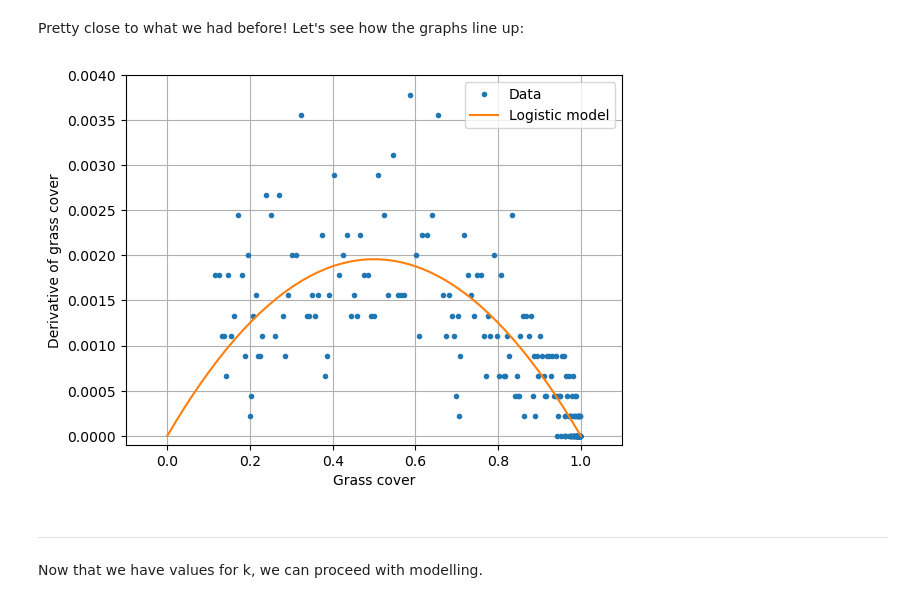
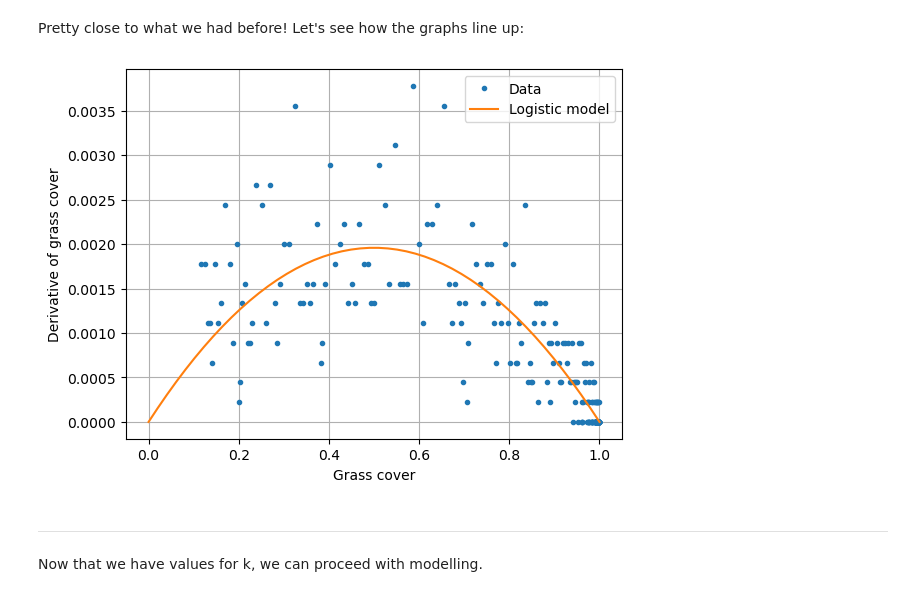
Before and after one commit to ELFREELAND/minecraft_sheep, a Jupyter notebook: grass_growth/grass_growth.ipynb, the cells around one changed output. Saved outputs shown, nothing was run; the diff lists cells and outputs as text; code cells hidden in the pictures.

```diff
--- a/grass_growth/grass_growth.ipynb
+++ b/grass_growth/grass_growth.ipynb
@@ -154,21 +154,21 @@ Pretty close to what we had before! Let's see how the graphs line up:
 # %%
 grass_deriv_fit = parabola(np.linspace(0,1), solution2[0][0])
 
 f, ax = plt.subplots()
 
 ax.plot(grass_cover_midpoint, grass_deriv, ".", label="Data")
 ax.plot(np.linspace(0,1), grass_deriv_fit, "-", label="Logistic model")
 
 ax.grid(True)
-ax.axis([-0.1, 1.1, -0.0001, 0.004])
+#ax.axis([-0.1, 1.1, -0.0001, 0.004])
 ax.set_xlabel("Grass cover")
 ax.set_ylabel("Derivative of grass cover")
 
 ax.legend()
 
 plt.show()
 # %% [output]
-[figure, old version]
+[figure, new version]
 # %% [markdown]
 ***
 Now that we have values for k, we can proceed with modelling.
```
Also changed, not shown: parts of 1 cell of this notebook, 1 other file.
